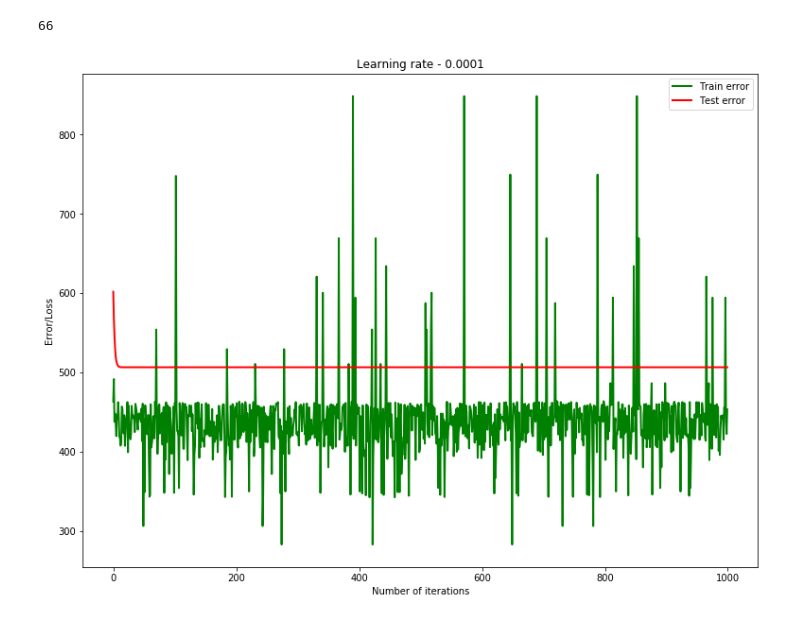
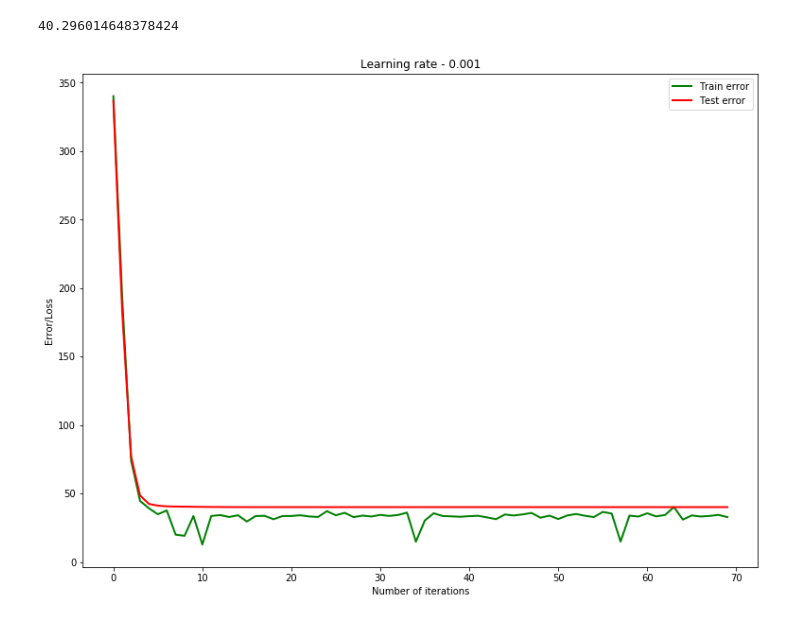
Before and after one commit to be-shekhar/learning-ml, a Jupyter notebook: 6.SGD_implementation/SGD_implemention.ipynb, the cells around one changed output. Drawn from its saved outputs; the diff is of its cells as text; code cells hidden in the pictures.

```diff
--- a/6.SGD_implementation/SGD_implemention.ipynb
+++ b/6.SGD_implementation/SGD_implemention.ipynb
@@ -35,8 +32,17 @@ train_x, test_x, train_y, test_y = train_test_split(X, Y, test_size=0.3)
+# %%
+test_x = scaler.transform(test_x)
+# %%
+clf = SGDRegressor(learning_rate = 'constant', alpha = 0, eta0 = 0.001, penalty = 'none')
+clf.fit(train_x, train_y)
+err_sklearn = mean_squared_error(test_y, clf.predict(test_x))
+err_sklearn
+# %% [output]
+40.296014648378424
 # %%
 def squared_loss(w, b, x, y):
     error = 0
     for idx, pt in enumerate(x):
-        error += (y[idx] - (np.dot(x[idx], w) + b)) ** 2
+        error += (y[idx] - (np.dot(w, pt) + b)) ** 2
     return error/len(x)
 # %%
 def stochastic_gradient_descent(learning_rate, w_i, b_i, x_train, y_train, x_test, y_test):
@@ -77,22 +82,19 @@ def stochastic_gradient_descent(learning_rate, w_i, b_i, x_train, y_train, x_tes
     return w_i, b_i, error_train, error_test
-# %%
-len(err_test)
-# %% [output]
-66
+# %%
+learning_rate = 0.001
+argmin_w, argmin_b, err_train, err_test = stochastic_gradient_descent(
+    learning_rate, np.random.rand(13), np.random.rand(), copy.deepcopy(train_x), copy.deepcopy(train_y),
+    copy.deepcopy(test_x), copy.deepcopy(test_y)
+)
 # %%
-learning_rate = 0.0001
-argmin_w, argmin_b, err_train, err_test = stochastic_gradient_descent(
-    learning_rate, np.random.rand(13), np.random.rand(), train_x, train_y, test_x, test_y
-)
-
 # plot
 plt.figure(figsize=(12.8, 9.6))
 plt.plot(range(len(err_train)), err_train, color='green', lw=2, label='Train error')
 plt.plot(range(len(err_test)), err_test, color='red', lw=2, label='Test error')
 plt.xlabel('Number of iterations')
 plt.ylabel('Error/Loss')
 plt.legend(loc="upper right")
 plt.title("Learning rate - " + str(learning_rate))
 plt.show()
 # %% [output]
-[figure, old version]
+[figure, new version]
```
Also changed, not shown: parts of 16 cells of this notebook.
